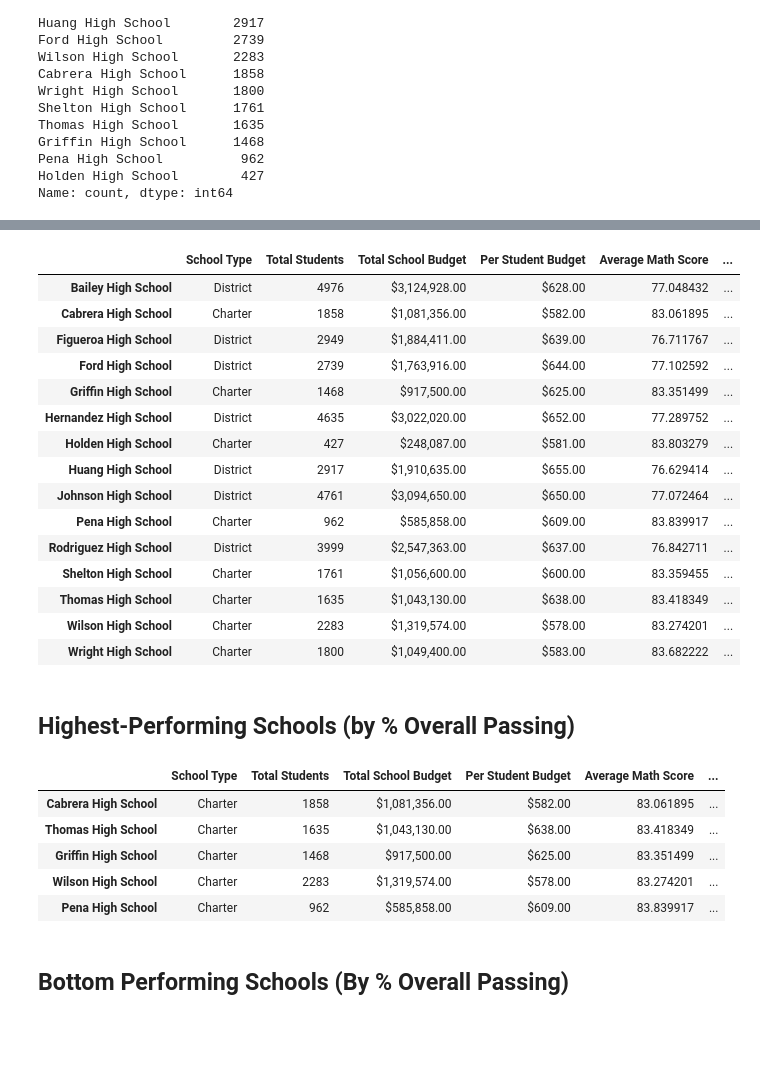
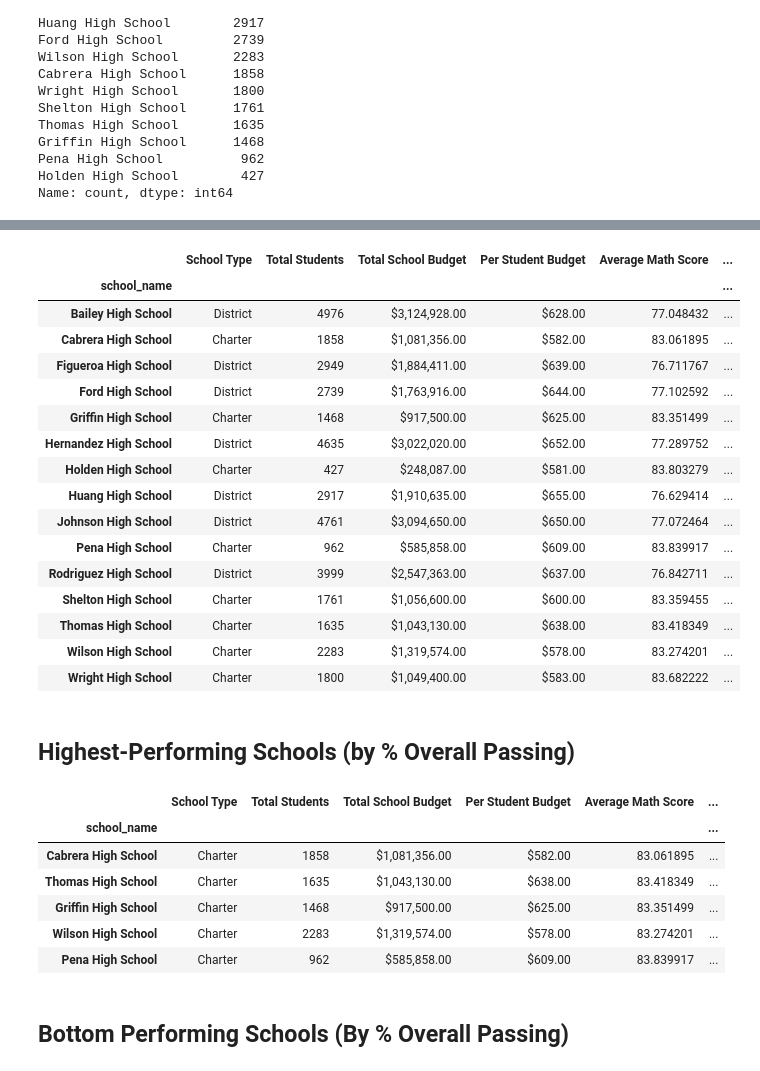
Before and after one commit to wiseorcool/pandas-challenge, a Jupyter notebook: PyCitySchools/PyCitySchools_starter.ipynb, the cells around one changed output, grey strips where cells are left out. Drawn from its saved outputs; the diff is of its cells as text; code cells hidden in the pictures; blank space fills up the shorter version.

```diff
--- a/PyCitySchools/PyCitySchools_starter.ipynb
+++ b/PyCitySchools/PyCitySchools_starter.ipynb
@@ -140,5 +152,5 @@ Holden High School        427
 Name: count, dtype: int64
 # %%
 # Calculate the total school budget and per capita spending per school from school_data
-per_school_budget =total_budget/school_count
-per_school_capita =
+per_school_budget =school_data_complete.groupby("school_name")["budget"].mean()
+per_school_capita =per_school_budget/per_school_counts
@@ -149,11 +198,11 @@ per_school_reading =school_data_complete.groupby("school_name")["reading_score"]
 # %%
 # Calculate the number of students per school with math scores of 70 or higher from school_data_complete
-students_passing_math =
-school_students_passing_math =
+students_passing_math =school_data_complete.loc[school_data_complete["math_score"]>=70,:]
+school_students_passing_math =school_data_complete.loc[school_data_complete["math_score"]>=70,'school_name'].value_counts()
 # %%
 # Calculate the number of students per school with reading scores of 70 or higher from school_data_complete
-students_passing_reading =
-school_students_passing_reading =
+students_passing_reading =school_data_complete.loc[school_data_complete["reading_score"]>=70,:]
+school_students_passing_reading =school_data_complete.loc[school_data_complete["reading_score"]>=70,'school_name'].value_counts()
 # %%
 # Use the provided code to calculate the number of students per school that passed both math and reading with scores of 70 or higher
 students_passing_math_and_reading = school_data_complete[
@@ -168,15 +235,30 @@ overall_passing_rate = school_students_passing_math_and_reading / per_school_cou
 # %%
 # Create a DataFrame called `per_school_summary` with columns for the calculations above.
-per_school_summary =
+per_school_summary =pd.DataFrame({
+'School Type':	school_types,
+'Total Students':per_school_counts,
+'Total School Budget':per_school_budget,
+'Per Student Budget':per_school_capita,
+'Average Math Score':per_school_math,
+'Average Reading Score':per_school_reading,
+'% Passing Math':per_school_passing_math,
+'% Passing Reading':per_school_passing_reading,
+'% Overall Passing':overall_passing_rate
+
+
+
+}
+                                 )
 
 # Formatting
 per_school_summary["Total School Budget"] = per_school_summary["Total School Budget"].map("${:,.2f}".format)
 per_school_summary["Per Student Budget"] = per_school_summary["Per Student Budget"].map("${:,.2f}".format)
 
 # Display the DataFrame
 per_school_summary
 # %% [output]
 |  | School Type | Total Students | Total School Budget | Per Student Budget | Average Math Score | ... |
+| school_name |  |  |  |  |  | ... |
 | Bailey High School | District | 4976 | $3,124,928.00 | $628.00 | 77.048432 | ... |
 | Cabrera High School | Charter | 1858 | $1,081,356.00 | $582.00 | 83.061895 | ... |
 | Figueroa High School | District | 2949 | $1,884,411.00 | $639.00 | 76.711767 | ... |
@@ -196,10 +278,11 @@ per_school_summary
 ## Highest-Performing Schools (by % Overall Passing)
 # %%
 # Sort the schools by `% Overall Passing` in descending order and display the top 5 rows.
-top_schools =
+top_schools =per_school_summary.sort_values("% Overall Passing",ascending=False)
 top_schools.head(5)
 # %% [output]
 |  | School Type | Total Students | Total School Budget | Per Student Budget | Average Math Score | ... |
+| school_name |  |  |  |  |  | ... |
 | Cabrera High School | Charter | 1858 | $1,081,356.00 | $582.00 | 83.061895 | ... |
 | Thomas High School | Charter | 1635 | $1,043,130.00 | $638.00 | 83.418349 | ... |
 | Griffin High School | Charter | 1468 | $917,500.00 | $625.00 | 83.351499 | ... |
```
Also changed, not shown: parts of 8 cells of this notebook.
